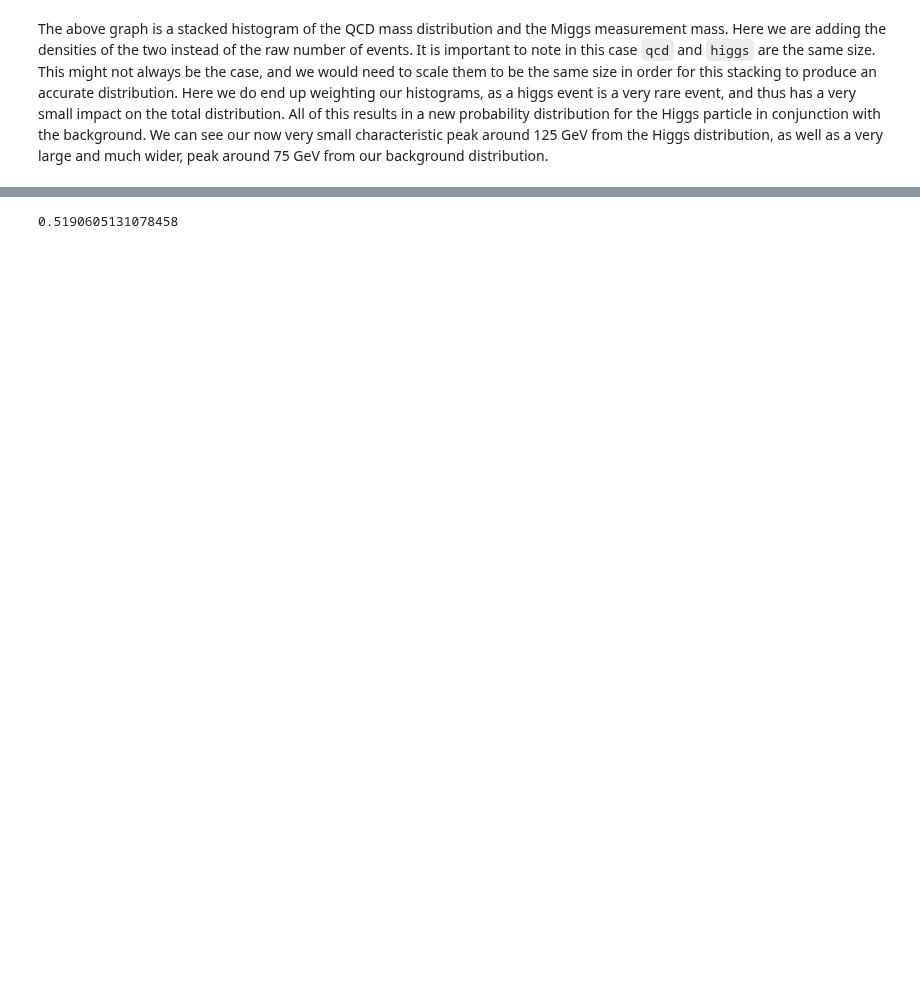
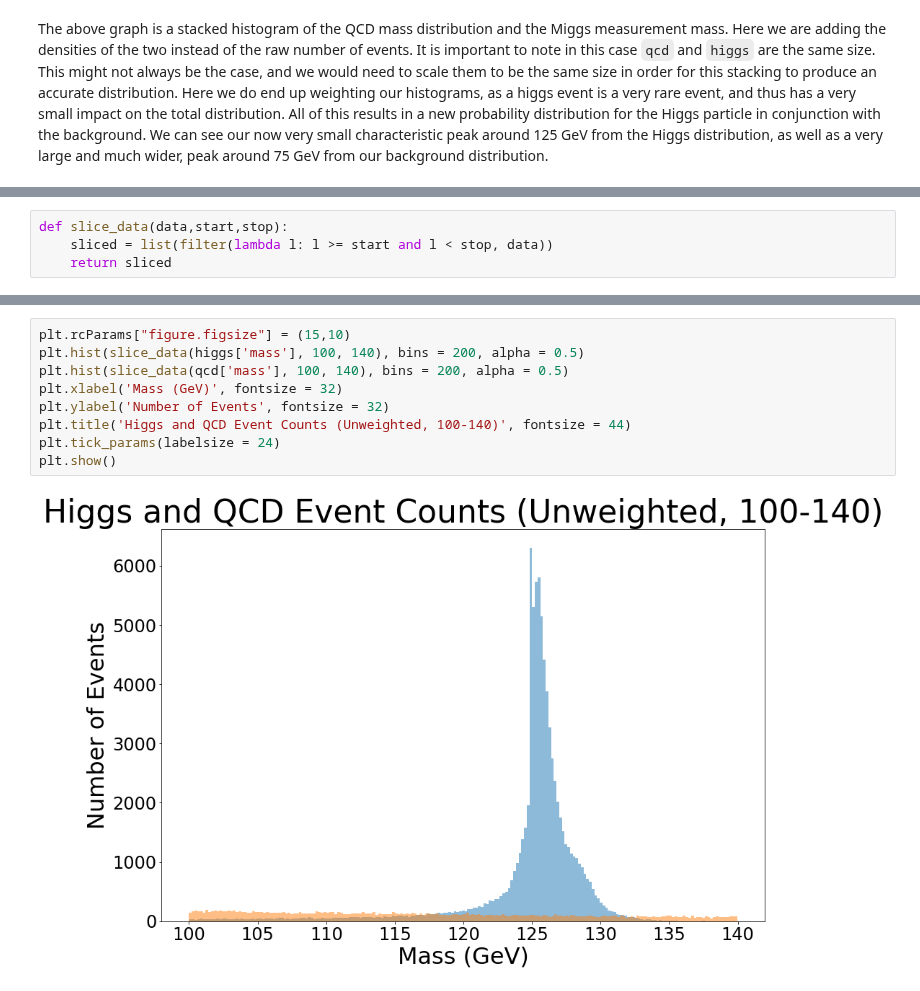
Before and after one commit to WyattOtsuka/PHYS434, a Jupyter notebook: lab7-8.ipynb, the cells around one changed output, grey strips where cells are left out. Cells and saved outputs as stored; diff of their text form; blank space fills up the shorter version.

```diff
--- a/lab7-8.ipynb
+++ b/lab7-8.ipynb
@@ -36,0 +39,4 @@ In the above calculation, we compare our estimated significance to our calculate
+# %%
+def slice_data(data,start,stop):
+    sliced = list(filter(lambda l: l >= start and l < stop, data))
+    return sliced
@@ -37,3 +47,11 @@ In the above calculation, we compare our estimated significance to our calculate
 # %%
+plt.rcParams["figure.figsize"] = (15,10)
+plt.hist(slice_data(higgs['mass'], 100, 140), bins = 200, alpha = 0.5)
+plt.hist(slice_data(qcd['mass'], 100, 140), bins = 200, alpha = 0.5)
+plt.xlabel('Mass (GeV)', fontsize = 32)
+plt.ylabel('Number of Events', fontsize = 32)
+plt.title('Higgs and QCD Event Counts (Unweighted, 100-140)', fontsize = 44)
+plt.tick_params(labelsize = 24)
+plt.show()
 # %% [output]
-0.5190605131078458
+[figure, added]
```
Also changed, not shown: parts of 15 cells of this notebook.
